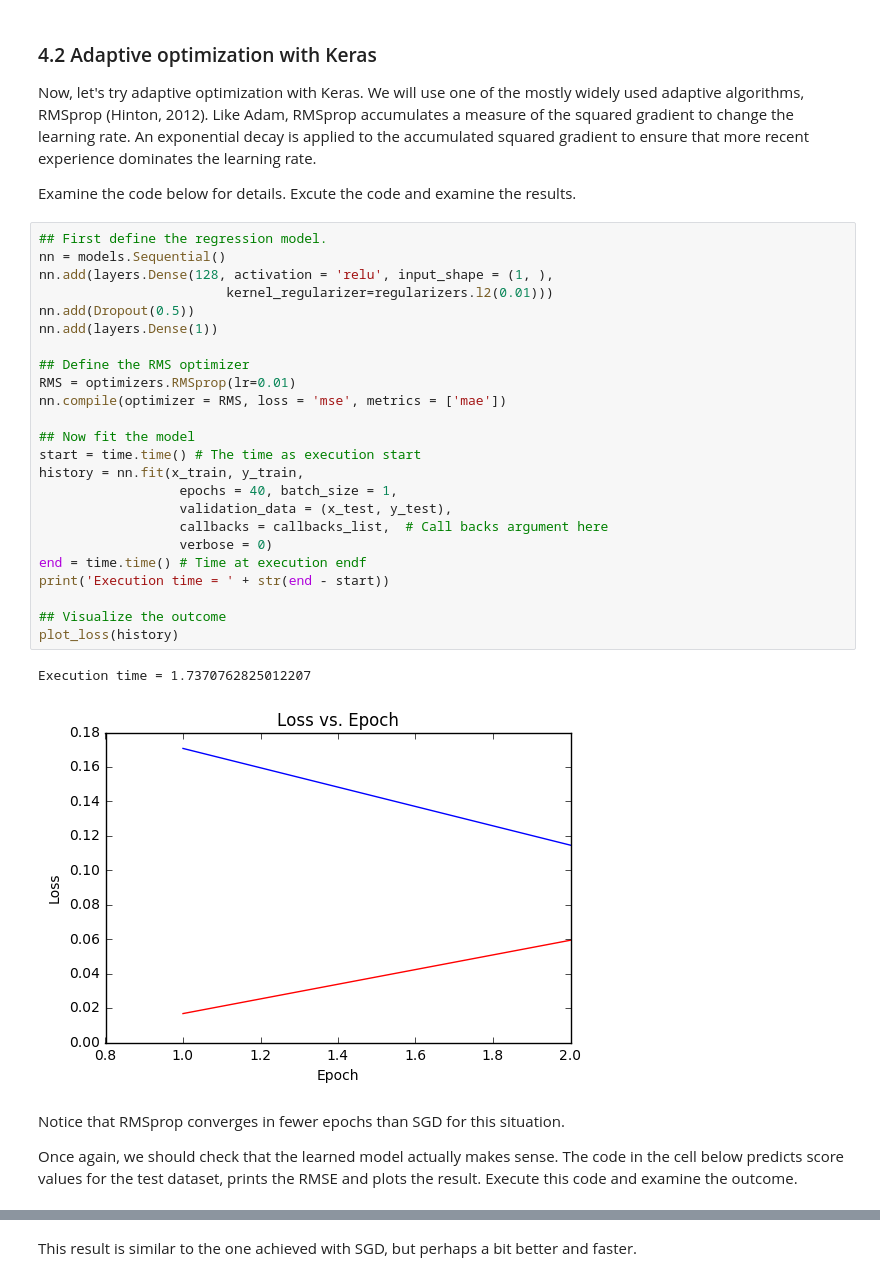
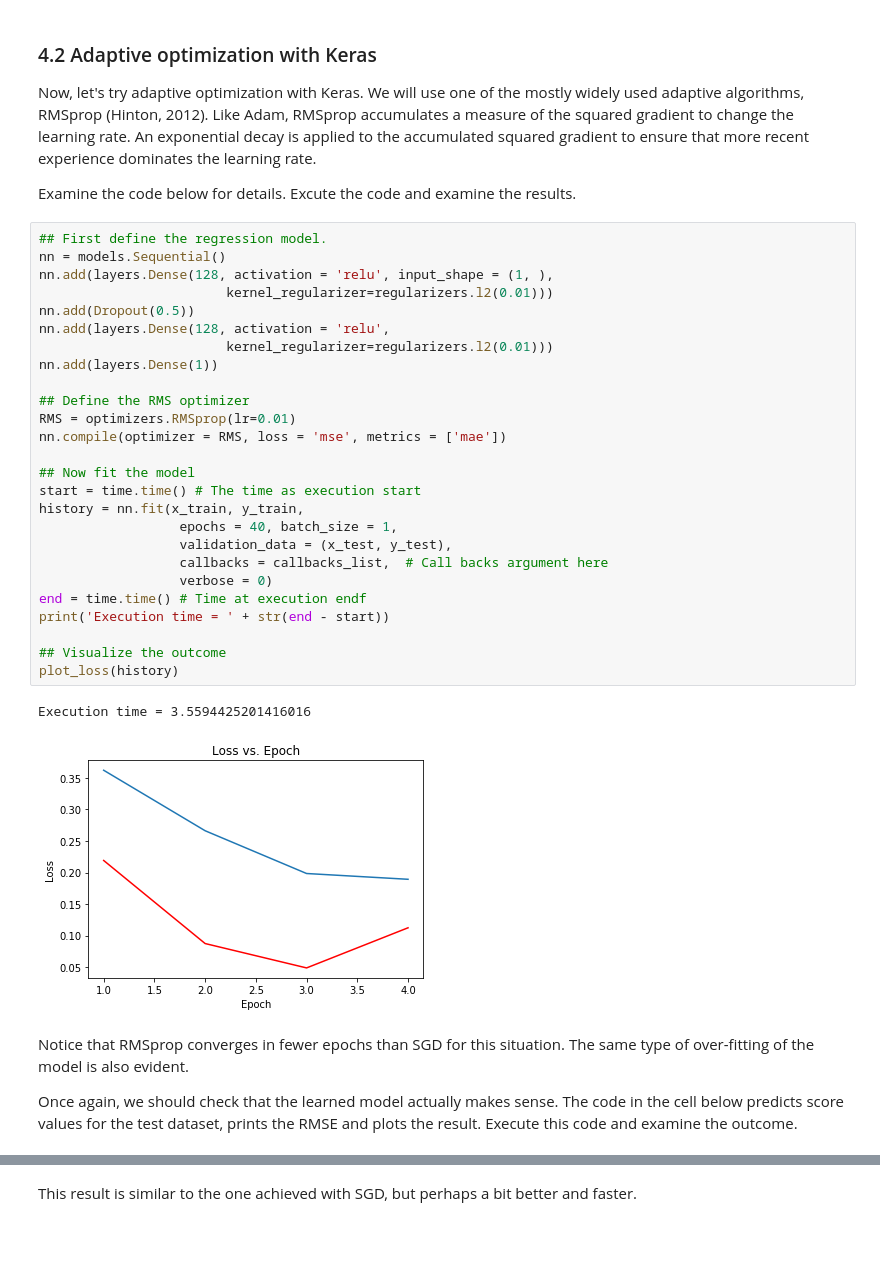
Before and after one commit to StephenElston/MachineLearning530, a Jupyter notebook: Lesson3/OptimizatonForDeepNetworks.ipynb, the cells around one changed output, grey strips where cells are left out. Saved outputs shown, nothing was run; the diff lists cells and outputs as text; blank space fills up the shorter version.

```diff
--- a/Lesson3/OptimizatonForDeepNetworks.ipynb
+++ b/Lesson3/OptimizatonForDeepNetworks.ipynb
@@ -599,32 +603,34 @@ Examine the code below for details. Excute the code and examine the results.
 # %%
 ## First define the regression model.
 nn = models.Sequential()
 nn.add(layers.Dense(128, activation = 'relu', input_shape = (1, ),
                         kernel_regularizer=regularizers.l2(0.01)))
 nn.add(Dropout(0.5))
+nn.add(layers.Dense(128, activation = 'relu',
+                        kernel_regularizer=regularizers.l2(0.01)))
 nn.add(layers.Dense(1))
 
 ## Define the RMS optimizer
 RMS = optimizers.RMSprop(lr=0.01)
 nn.compile(optimizer = RMS, loss = 'mse', metrics = ['mae'])
 
 ## Now fit the model
 start = time.time() # The time as execution start
 history = nn.fit(x_train, y_train,
                   epochs = 40, batch_size = 1,
                   validation_data = (x_test, y_test),
                   callbacks = callbacks_list,  # Call backs argument here
                   verbose = 0)
 end = time.time() # Time at execution endf
 print('Execution time = ' + str(end - start))
 
 ## Visualize the outcome
 plot_loss(history)
 # %% [output]
-Execution time = 1.7370762825012207
+Execution time = 3.5594425201416016
-[figure, old version]
+[figure, new version]
 # %% [markdown]
-Notice that RMSprop converges in fewer epochs than SGD for this situation.
+Notice that RMSprop converges in fewer epochs than SGD for this situation. The same type of over-fitting of the model is also evident.
 
 Once again, we should check that the learned model actually makes sense. The code in the cell below predicts score values for the test dataset, prints the RMSE and plots the result. Execute this code and examine the outcome.
 # %%
```
Also changed, not shown: parts of 35 cells of this notebook.
